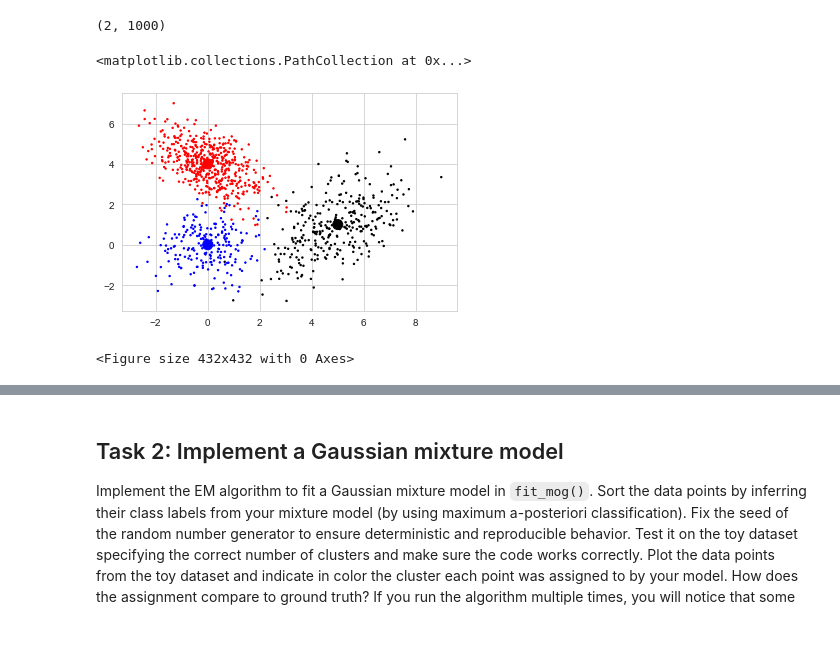
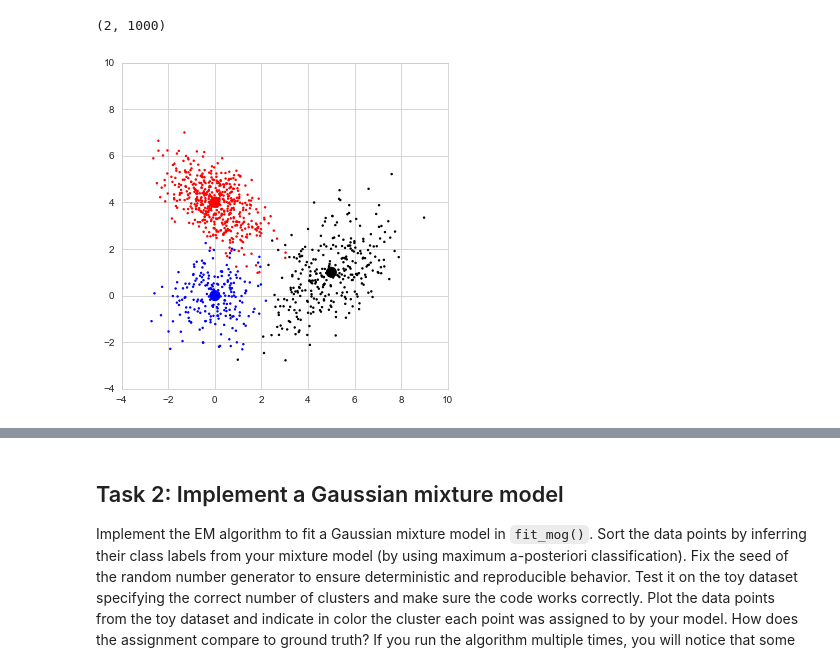
Before and after one commit to mdittschar/NDS, a Jupyter notebook: CodingLab2.ipynb, the cells around one changed output, grey strips where cells are left out. Drawn from its saved outputs; the diff is of its cells as text; code cells hidden in the pictures; blank space fills up the shorter version.

Commit message:
Plot task 4

```diff
--- a/CodingLab2.ipynb
+++ b/CodingLab2.ipynb
@@ -144,24 +142,23 @@ def labels_to_str(labels):
 
     return string_labels
 # %%
-string_labels = labels.astype("str")
-string_labels[labels==0] = "k"
-string_labels[labels==1] = "r"
-string_labels[labels==2] = "b"
+plt.figure(figsize=(6, 6))
 
-plt.scatter(x[0], x[1], color=string_labels, s=2)
+string_labels1 = labels.astype("str")
+string_labels1[labels==0] = "k"
+string_labels1[labels==1] = "r"
+string_labels1[labels==2] = "b"
+#string_labels1 = labels_to_str(labels= labels)
+ax = plt.subplot(1,1,1, aspect='equal')
+plt.scatter(x[0], x[1], color=string_labels1, s=2)
 plt.scatter(means[:,0], means[:,1], s=100,  c=np.asarray(["k", "r", "b"]))
+
+plt.xlim(-4,10)
+plt.ylim(-4, 10)
+
+plt.show()
 # %% [output]
-<matplotlib.collections.PathCollection at 0x...>
-[figure, old version]
+[figure, new version]
-# %%
-plt.figure(figsize=(6, 6))
-
-# insert code here
-
-plt.show()
-# %% [output]
-<Figure size 432x432 with 0 Axes>
 # %% [markdown]
 ![fig_cl2_t1_0](embedded-picture-1)
 # %% [markdown]
```
Also changed, not shown: parts of 41 cells of this notebook.
